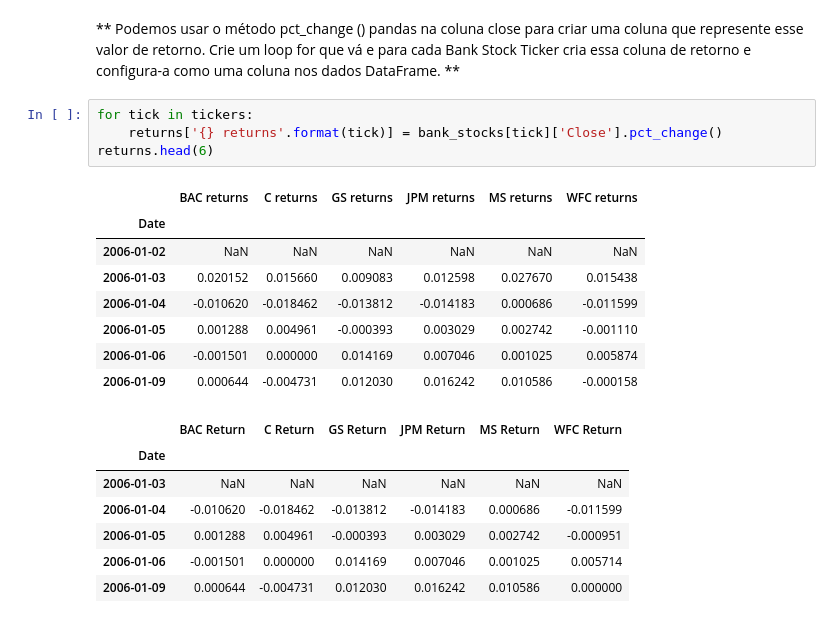
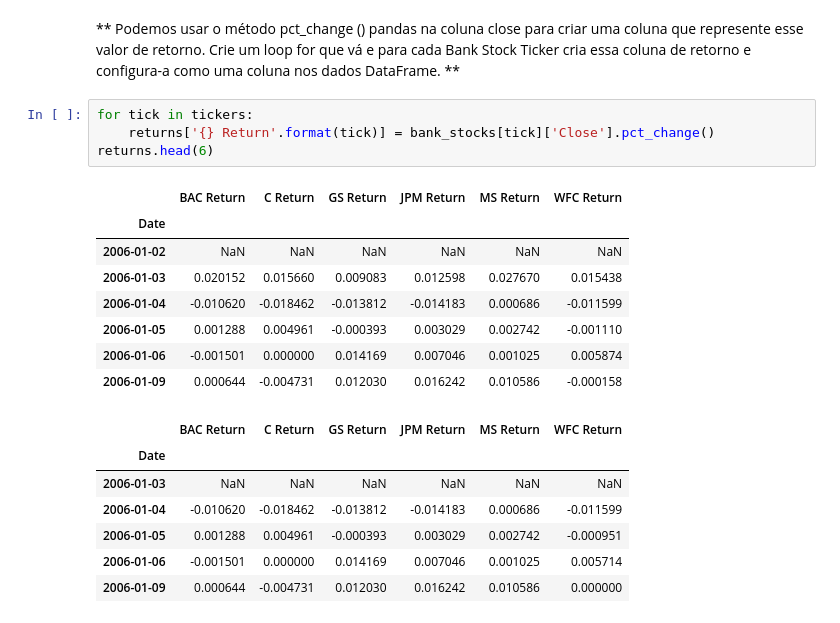
Before and after one commit to jonatasleon/data-science-py, a Jupyter notebook: apostilas/4. Projetos de dados/Projeto de dados de finanças.ipynb, the cells around one changed output. Cells and saved outputs as stored; diff of their text form.

```diff
--- a/apostilas/4. Projetos de dados/Projeto de dados de finanças.ipynb
+++ b/apostilas/4. Projetos de dados/Projeto de dados de finanças.ipynb
@@ -234,10 +234,10 @@ returns = pd.DataFrame()
 ** Podemos usar o método pct_change () pandas na coluna close para criar uma coluna que represente esse valor de retorno. Crie um loop for que vá e para cada Bank Stock Ticker cria essa coluna de retorno e configura-a como uma coluna nos dados DataFrame. **
 # %%
 for tick in tickers:
-    returns['{} returns'.format(tick)] = bank_stocks[tick]['Close'].pct_change()
+    returns['{} Return'.format(tick)] = bank_stocks[tick]['Close'].pct_change()
 returns.head(6)
 # %% [output]
-|  | BAC returns | C returns | GS returns | JPM returns | MS returns | WFC returns |
+|  | BAC Return | C Return | GS Return | JPM Return | MS Return | WFC Return |
 | Date |  |  |  |  |  |  |
 | 2006-01-02 | NaN | NaN | NaN | NaN | NaN | NaN |
 | 2006-01-03 | 0.020152 | 0.015660 | 0.009083 | 0.012598 | 0.027670 | 0.015438 |
```
Also changed, not shown: parts of 10 cells of this notebook.
